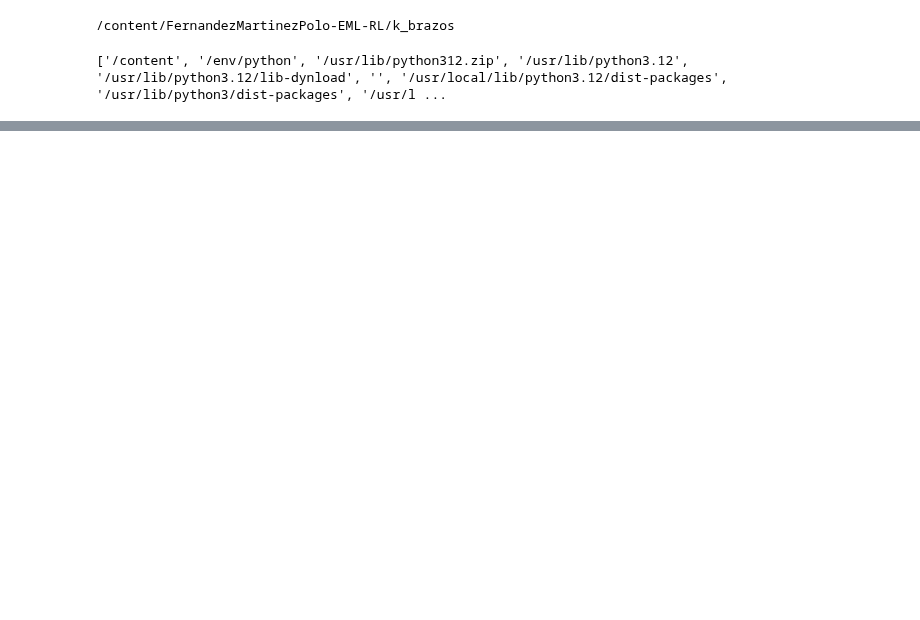
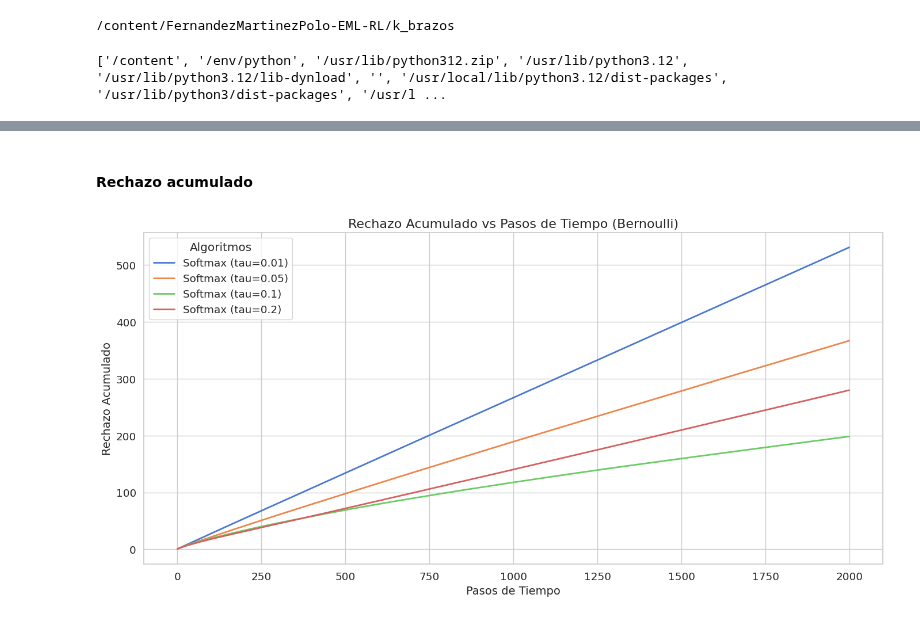
Before and after one commit to angelms2003/FernandezMartinezPolo-EML-RL, a Jupyter notebook: k_brazos/softmax_bernoulli.ipynb, the cells around one changed output, grey strips where cells are left out. Saved outputs shown, nothing was run; the diff lists cells and outputs as text; code cells hidden in the pictures; blank space fills up the shorter version.

```diff
--- a/k_brazos/softmax_bernoulli.ipynb
+++ b/k_brazos/softmax_bernoulli.ipynb
@@ -172,0 +251,6 @@ En problemas reales caracterizados por éxitos y fracasos binarios (como el test
+# %% [markdown]
+#### Rechazo acumulado
+# %%
+plot_regret(steps, regrets_b, algorithms_bernoulli, "Bernoulli")
+# %% [output]
+[figure, added]
```
Also changed, not shown: parts of 29 cells of this notebook, 2 other files.
